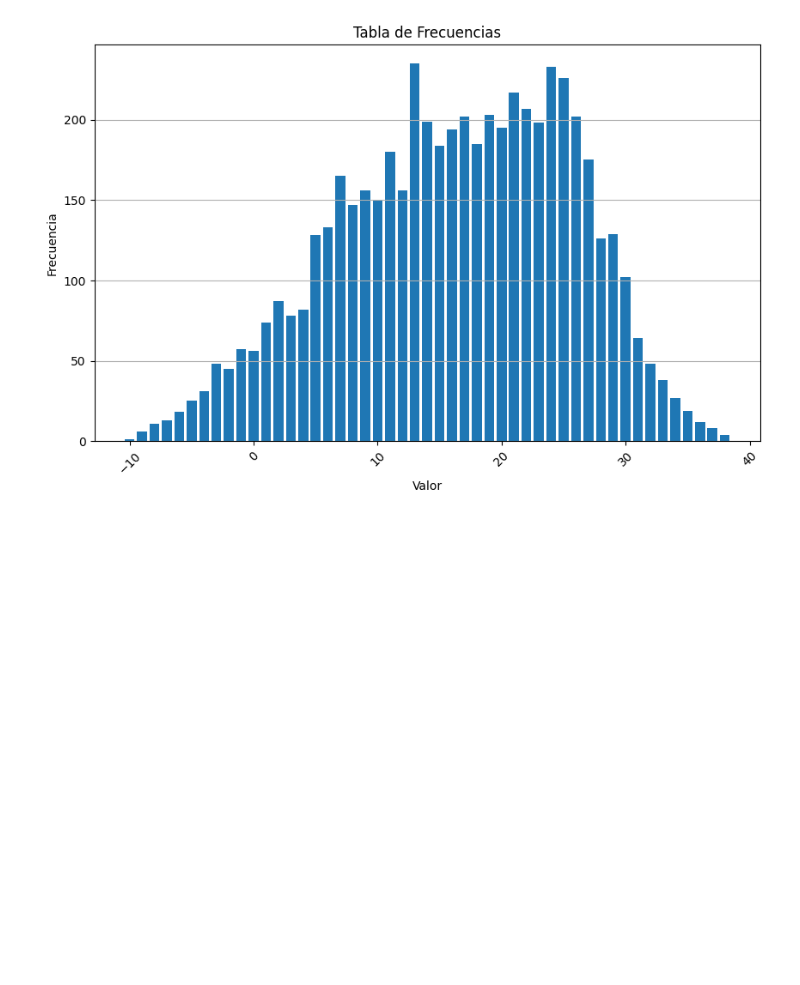
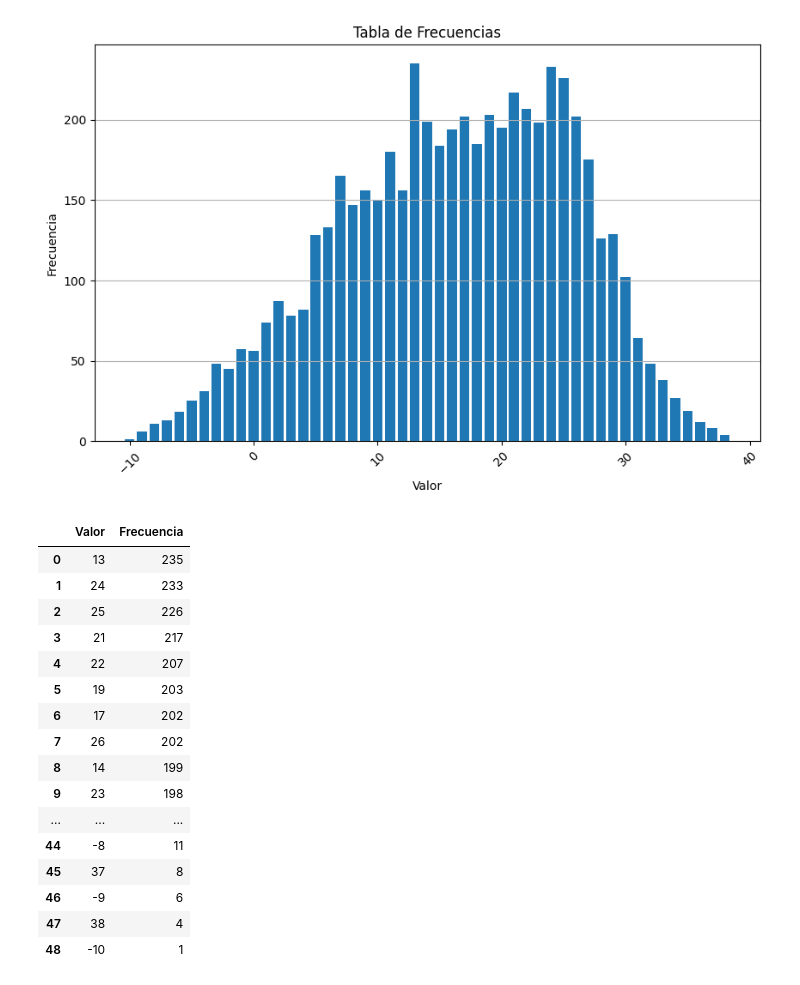
Before and after one commit to stijopa/ENP_Taller_2, a Jupyter notebook: Taller_2.ipynb, the cells around one changed output. Cells and saved outputs as stored; diff of their text form; code cells hidden in the pictures; blank space fills up the shorter version.

```diff
--- a/Taller_2.ipynb
+++ b/Taller_2.ipynb
@@ -40,3 +37,26 @@ plt.grid(axis='y')  # Mostrar rejilla solo en el eje y
 plt.show()
 # %% [output]
 [figure]
+# %%
+tabla_frecuencias_df = tabla_frecuencias.reset_index()
+tabla_frecuencias_df.columns = ['Valor', 'Frecuencia']
+# %%
+tabla_frecuencias_df
+# %% [output]
+|  | Valor | Frecuencia |
+| 0 | 13 | 235 |
+| 1 | 24 | 233 |
+| 2 | 25 | 226 |
+| 3 | 21 | 217 |
+| 4 | 22 | 207 |
+| 5 | 19 | 203 |
+| 6 | 17 | 202 |
+| 7 | 26 | 202 |
+| 8 | 14 | 199 |
+| 9 | 23 | 198 |
+| ... | ... | ... |
+| 44 | -8 | 11 |
+| 45 | 37 | 8 |
+| 46 | -9 | 6 |
+| 47 | 38 | 4 |
+| 48 | -10 | 1 |
```
Also changed, not shown: parts of 4 cells of this notebook.
